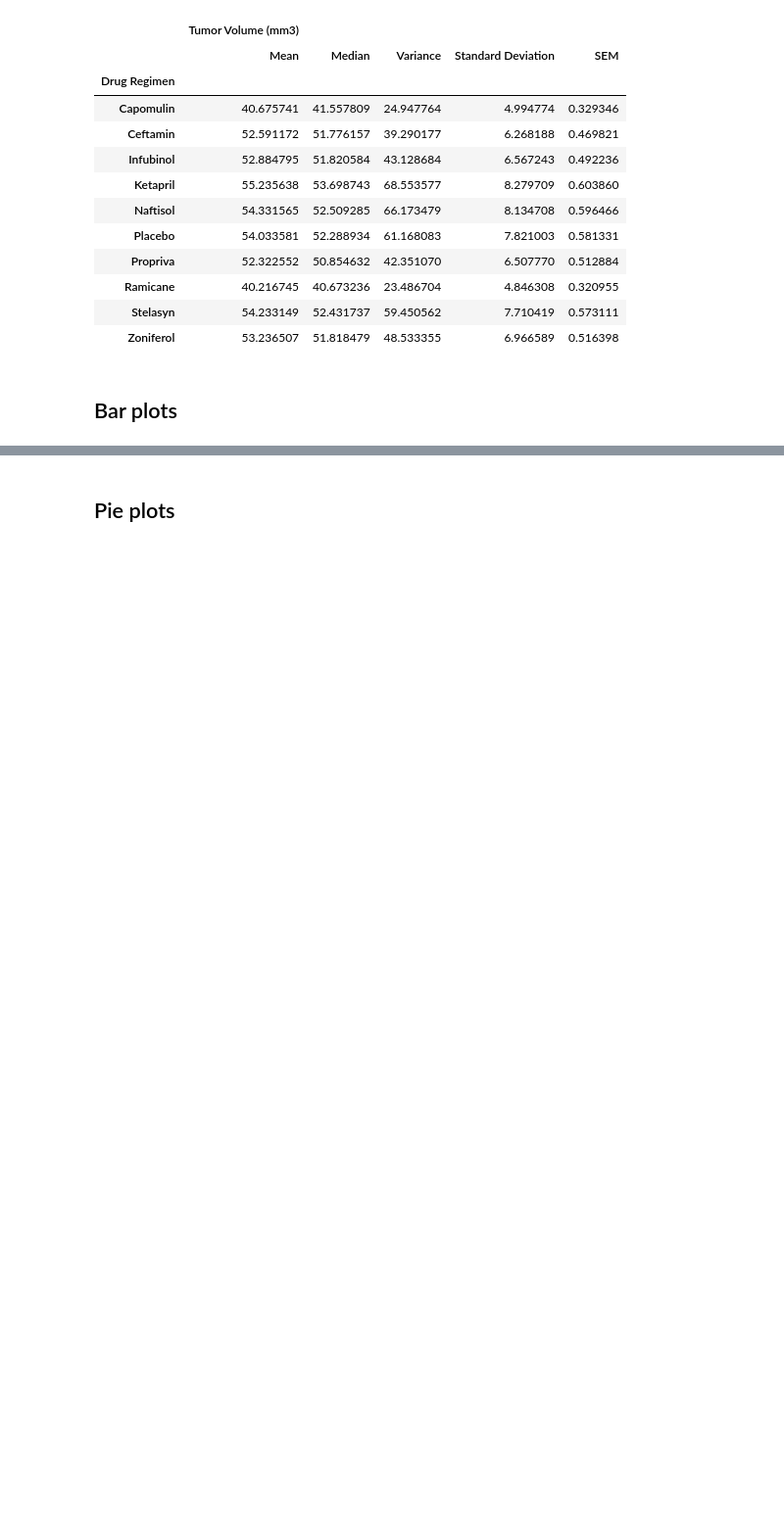
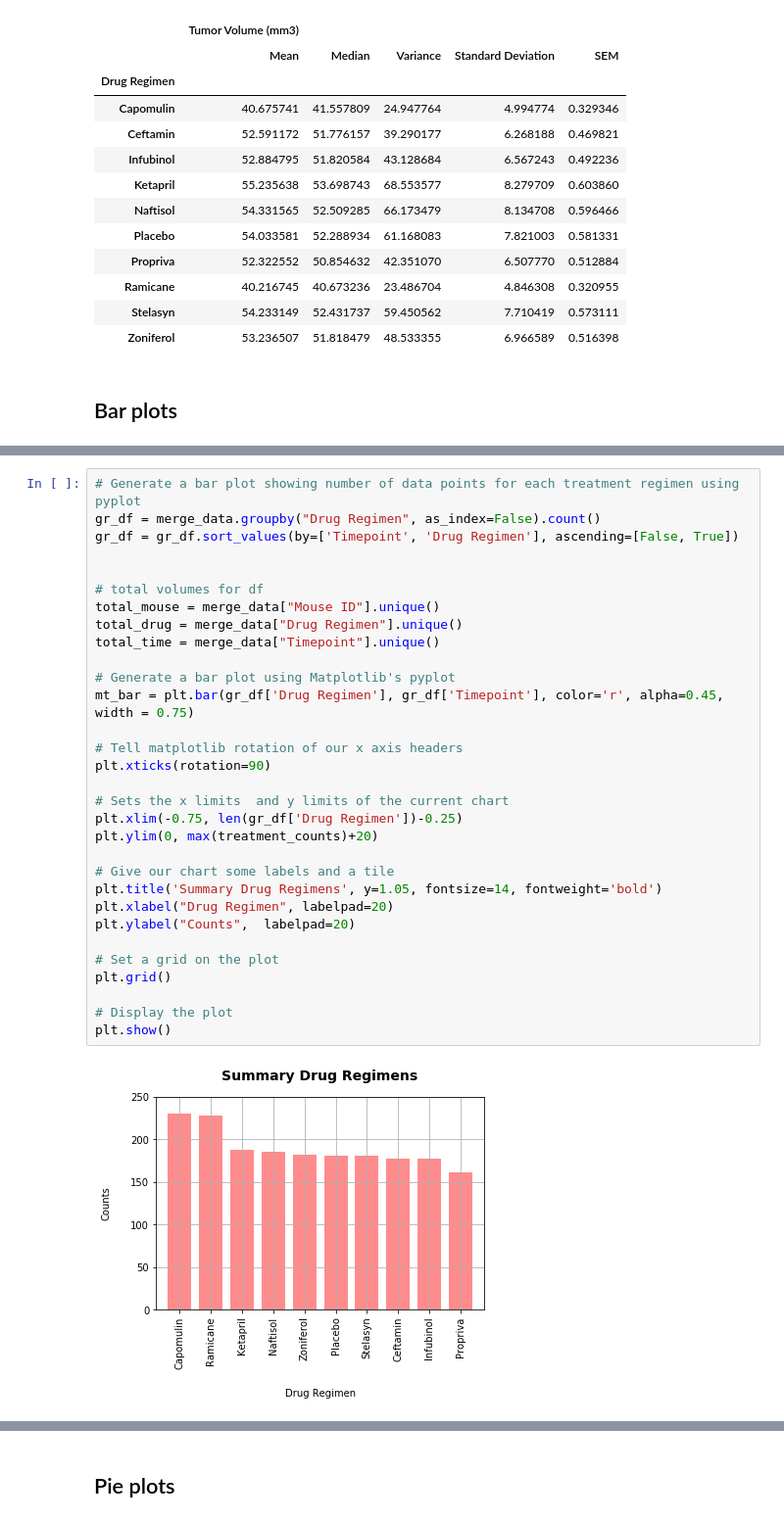
Before and after one commit to LinaSachuk/DU_HomeWork, a Jupyter notebook: matplotlib/pymaceuticals_starter.ipynb, the cells around one changed output, grey strips where cells are left out. Shown at 98% size. Cells and saved outputs as stored; diff of their text form; blank space fills up the shorter version.

```diff
--- a/matplotlib/pymaceuticals_starter.ipynb
+++ b/matplotlib/pymaceuticals_starter.ipynb
@@ -152,0 +172,33 @@ Name: Drug Regimen, dtype: int64
+# %%
+# Generate a bar plot showing number of data points for each treatment regimen using pyplot
+gr_df = merge_data.groupby("Drug Regimen", as_index=False).count()
+gr_df = gr_df.sort_values(by=['Timepoint', 'Drug Regimen'], ascending=[False, True])
+
+
+# total volumes for df
+total_mouse = merge_data["Mouse ID"].unique()
+total_drug = merge_data["Drug Regimen"].unique()
+total_time = merge_data["Timepoint"].unique()
+
+# Generate a bar plot using Matplotlib's pyplot
+mt_bar = plt.bar(gr_df['Drug Regimen'], gr_df['Timepoint'], color='r', alpha=0.45, width = 0.75)
+
+# Tell matplotlib rotation of our x axis headers
+plt.xticks(rotation=90)
+
+# Sets the x limits  and y limits of the current chart
+plt.xlim(-0.75, len(gr_df['Drug Regimen'])-0.25)
+plt.ylim(0, max(treatment_counts)+20)
+
+# Give our chart some labels and a tile
+plt.title('Summary Drug Regimens', y=1.05, fontsize=14, fontweight='bold')
+plt.xlabel("Drug Regimen", labelpad=20)
+plt.ylabel("Counts",  labelpad=20)
+
+# Set a grid on the plot
+plt.grid()
+
+# Display the plot
+plt.show()
+# %% [output]
+[figure, added]
```
Also changed, not shown: parts of 9 cells of this notebook.
